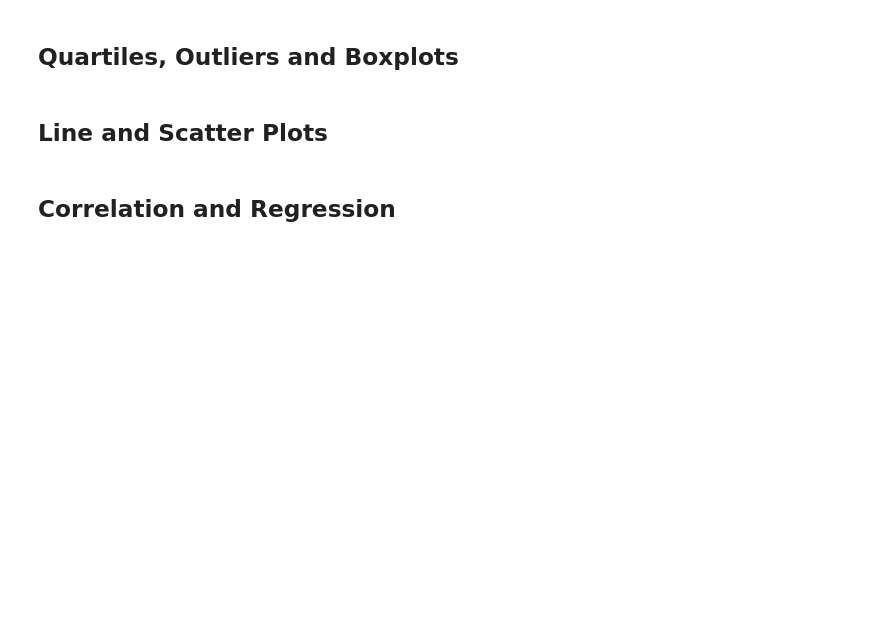
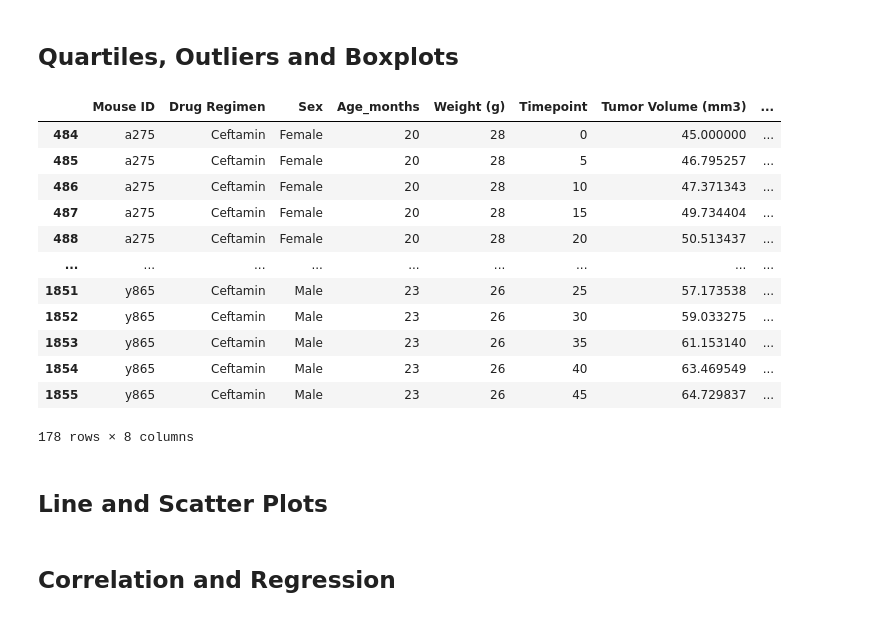
Before and after one commit to ceci-chapa/matplotlib-challenge, a Jupyter notebook: Pymaceuticals/pymaceuticals_starter.ipynb, the cells around one changed output. Cells and saved outputs as stored; diff of their text form; code cells hidden in the pictures; blank space fills up the shorter version.

```diff
--- a/Pymaceuticals/pymaceuticals_starter.ipynb
+++ b/Pymaceuticals/pymaceuticals_starter.ipynb
@@ -251,11 +251,40 @@ mf_py
 # %%
 # Calculate the final tumor volume of each mouse across four of the treatment regimens:
 # Capomulin, Ramicane, Infubinol, and Ceftamin
 
+#store by regimens to group them
+capomulin_set = clean_mouse[(combined_mouse_df["Drug Regimen"] == "Capomulin")]
+ramicane_set = clean_mouse[(combined_mouse_df["Drug Regimen"] == "Ramicane")]
+infubinol_set = clean_mouse[(combined_mouse_df["Drug Regimen"] == "Infubinol")]
+ceftamin_set = clean_mouse[(combined_mouse_df["Drug Regimen"] == "Ceftamin")]
+
 # Start by getting the last (greatest) timepoint for each mouse
 
 
+
+timepoint_max = clean_mouse.groupby(["Mouse ID"]).max()["Timepoint"]
+tumor_volume = timepoint_max.groupby(["Drug Regimen"]).max()["Tumor Volume (mm3)"]
+
+#main_timepoint = pd.DataFrame({'TimePoint': timepoint_max})
+#main_timepoint.reset_index()
+
 # Merge this group df with the original dataframe to get the tumor volume at the last timepoint
+
+ceftamin_set
+# %% [output]
+|  | Mouse ID | Drug Regimen | Sex | Age_months | Weight (g) | Timepoint | Tumor Volume (mm3) | ... |
+| 484 | a275 | Ceftamin | Female | 20 | 28 | 0 | 45.000000 | ... |
+| 485 | a275 | Ceftamin | Female | 20 | 28 | 5 | 46.795257 | ... |
+| 486 | a275 | Ceftamin | Female | 20 | 28 | 10 | 47.371343 | ... |
+| 487 | a275 | Ceftamin | Female | 20 | 28 | 15 | 49.734404 | ... |
+| 488 | a275 | Ceftamin | Female | 20 | 28 | 20 | 50.513437 | ... |
+| ... | ... | ... | ... | ... | ... | ... | ... | ... |
+| 1851 | y865 | Ceftamin | Male | 23 | 26 | 25 | 57.173538 | ... |
+| 1852 | y865 | Ceftamin | Male | 23 | 26 | 30 | 59.033275 | ... |
+| 1853 | y865 | Ceftamin | Male | 23 | 26 | 35 | 61.153140 | ... |
+| 1854 | y865 | Ceftamin | Male | 23 | 26 | 40 | 63.469549 | ... |
+| 1855 | y865 | Ceftamin | Male | 23 | 26 | 45 | 64.729837 | ... |
+178 rows × 8 columns
 # %%
 # Put treatments into a list for for loop (and later for plot labels)
 
```
Also changed, not shown: parts of 5 cells of this notebook.
